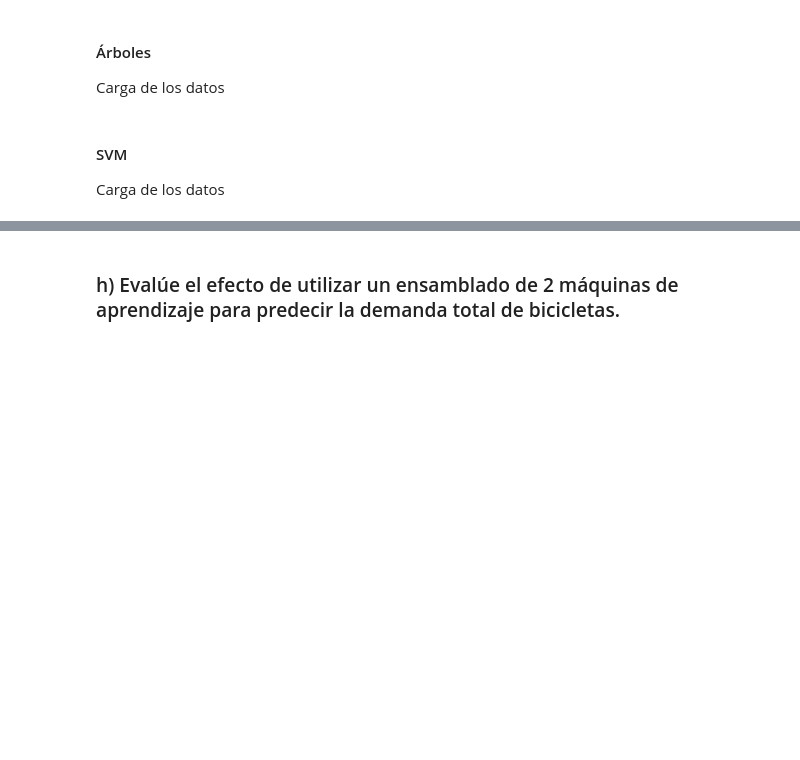
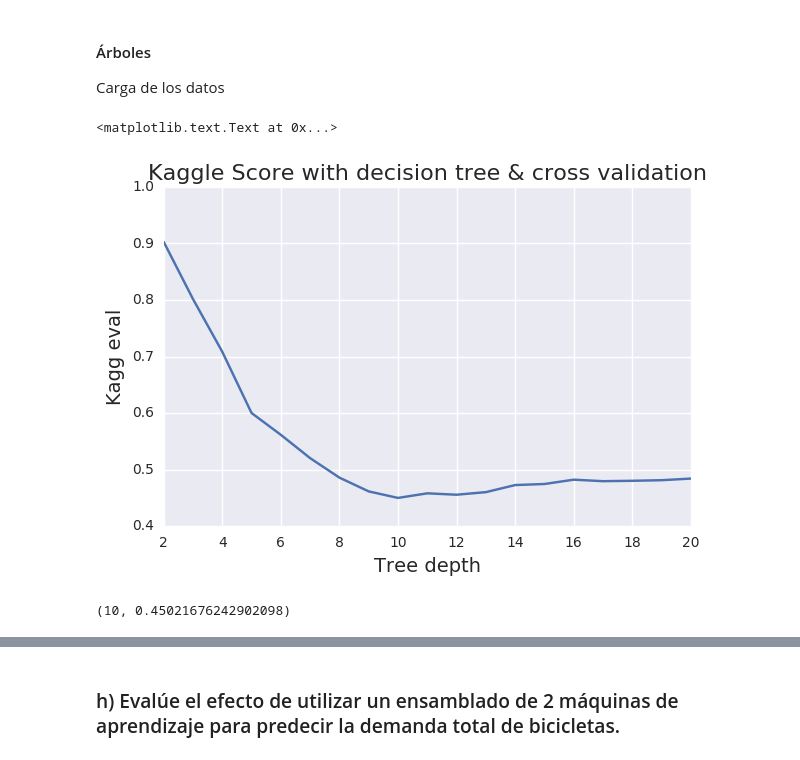
Before and after one commit to ivangolo/ML, a Jupyter notebook: Parte 2/Bike_Sharing.ipynb, the cells around one changed output, grey strips where cells are left out. Saved outputs shown, nothing was run; the diff lists cells and outputs as text; code cells hidden in the pictures; blank space fills up the shorter version.

```diff
--- a/Parte 2/Bike_Sharing.ipynb
+++ b/Parte 2/Bike_Sharing.ipynb
@@ -351,7 +351,7 @@ df['month'] = pd.to_numeric(df['month'])
 df['year'] = pd.to_datetime(df['datetime']).dt.year
 df['year'] = pd.to_numeric(df['year'])
 Xdf = df.ix[:,['season','holiday','workingday','weather','temp','atemp','humidity','windspeed','hour','cday', 'month','year']]
-Ydf = df.ix[:,'count']
+Ydf = np.power(df.ix[:,'count'], 1.0/2)
 
 X_train = Xdf[0:nval].values
 X_test = Xdf[nval:].values
@@ -360,25 +360,29 @@ Y_test = Ydf[nval:].values
 # %%
 from sklearn import cross_validation
 k_fold = cross_validation.KFold(len(X_train), 10)
-score_cv = 0
+depth_score = []
+for i in range(2, 21):
+    score_cv = 0
+    for k, (train, val) in enumerate(k_fold):
+        model = Tree(random_state=0, max_depth=i)
+        model.fit(X_train[train], Y_train[train])
+        Ypred_val = model.predict(X_train[val])
+        Ytrue_val = Y_train[val]
+        score_fold = eval_bikemodel(np.power(Ypred_val, 2), np.power(Ytrue_val, 2))
+        score_cv += score_fold
+    score_cv = score_cv / 10
+    depth_score.append((i, score_cv))
 
-for i in range(1,21):
-    model = Tree(random_state=0, max_depth=i)
-    model.fit(X_train, Y_train)
-    Y_pred_val = model.predict(X_valt)
-    kagg_val = eval_bikemodel(Y_pred_val,Y_val)
-    print "KAGG EVAL VAL =%f"%kagg_val
-
-for k, (train, val) in enumerate(k_fold):
-    model = SVR(C=1)
-    model.fit(X_train[train], Y_train[train])
-    Ypred_val = model.predict(X_train[val])
-    Ytrue_val = Y_train[val]
-    score_fold = eval_bikemodel(Ypred_val,Ytrue_val)
-    score_cv += score_fold
-score_cv = score_cv / 10
-print score_cv
+fig, ax = plt.subplots(ncols=1, figsize=(6, 4))
+fig.tight_layout()
+ax.plot(*zip(*depth_score))
+ax.set_xlabel('Tree depth', size=14)
+ax.set_ylabel('Kagg eval', size=14)
+ax.set_title('Kaggle Score with decision tree & cross validation', size=16)
+# %% [output]
+<matplotlib.text.Text at 0x...>
+[figure, added]
-# %% [markdown]
-#### SVM
-
-Carga de los datos
+# %%
+print min(depth_score, key = lambda t: t[1])
+# %% [output]
+(10, 0.45021676242902098)
```
Also changed, not shown: parts of 13 cells of this notebook, 1 other file.
